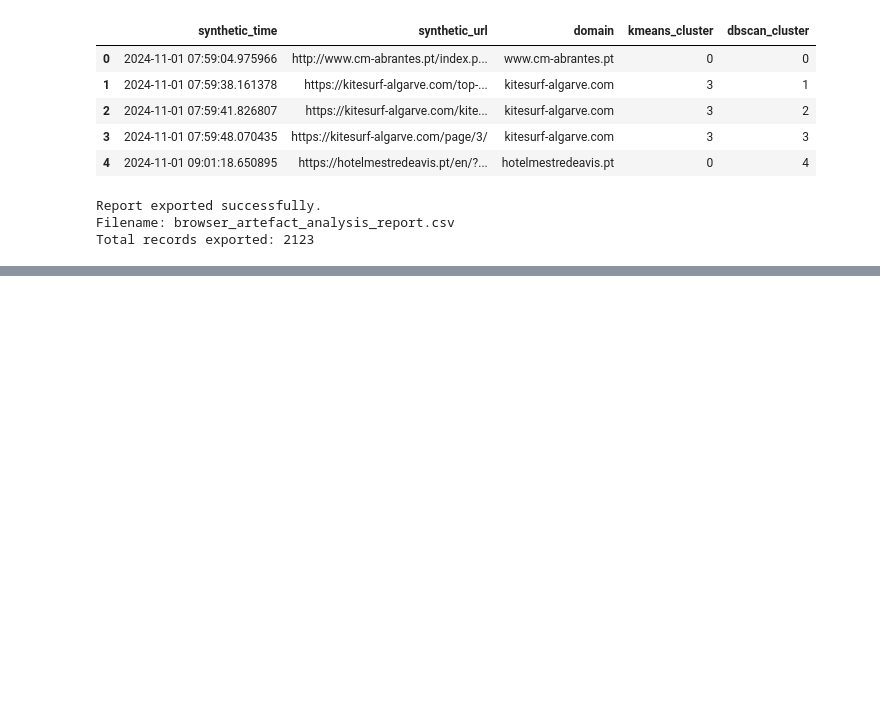
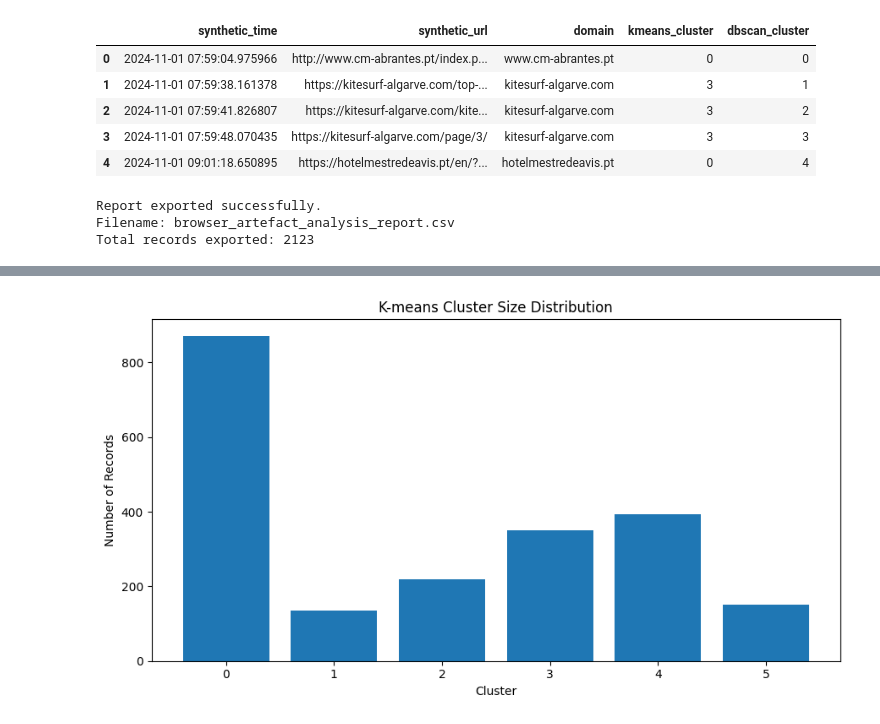
Before and after one commit to asl0180/-my-first-website, a Jupyter notebook: UntitBrowser_Artefact_clusteringled6.ipynb, the cells around one changed output, grey strips where cells are left out. Saved outputs shown, nothing was run; the diff lists cells and outputs as text; code cells hidden in the pictures; blank space fills up the shorter version.

```diff
--- a/UntitBrowser_Artefact_clusteringled6.ipynb
+++ b/UntitBrowser_Artefact_clusteringled6.ipynb
@@ -1618,0 +1760,7 @@ Total records exported: 2123
+# %%
+final_report = run_browser_analysis(
+    "/content/synthetic-browsing-history-PT_1.csv"
+)
+
+print("\nFinal report preview:")
+display(final_report.head(10))
@@ -1618,0 +1876,20 @@ Total records exported: 2123
+# %%
+import matplotlib.pyplot as plt
+
+cluster_sizes = final_report["kmeans_cluster"].value_counts().sort_index()
+
+plt.figure(figsize=(9, 5))
+
+plt.bar(
+    cluster_sizes.index.astype(str),
+    cluster_sizes.values
+)
+
+plt.title("K-means Cluster Size Distribution")
+plt.xlabel("Cluster")
+plt.ylabel("Number of Records")
+
+plt.tight_layout()
+plt.show()
+# %% [output]
+[figure, added]
```
Also changed, not shown: parts of 20 cells of this notebook.
